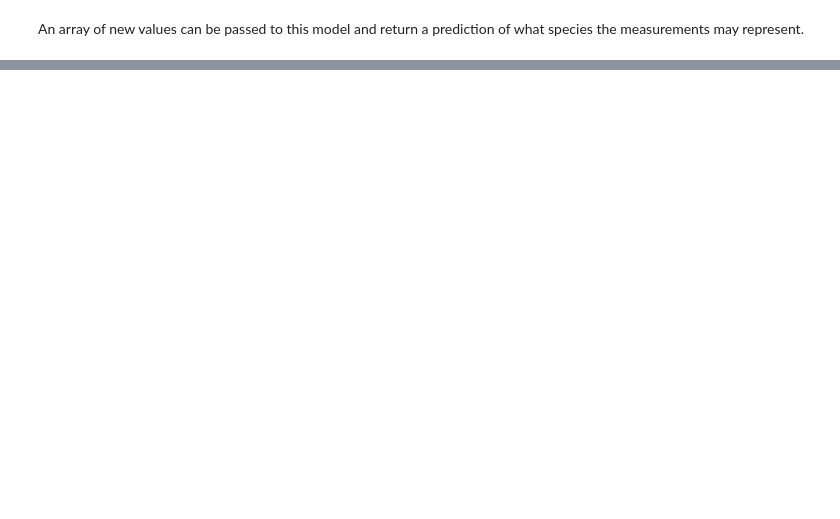
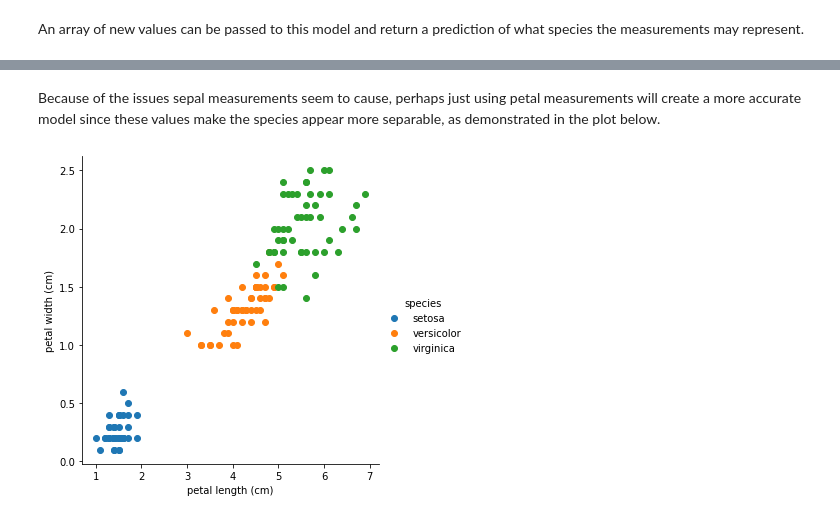
Before and after one commit to jennifer-ryan/machine-learning-tasks, a Jupyter notebook: Tasks.ipynb, the cells around one changed output, grey strips where cells are left out. Cells and saved outputs as stored; diff of their text form; code cells hidden in the pictures; blank space fills up the shorter version.

```diff
--- a/Tasks.ipynb
+++ b/Tasks.ipynb
@@ -720,0 +742,8 @@ array([0, 0, 2])
+# %% [markdown]
+Because of the issues sepal measurements seem to cause, perhaps just using petal measurements will create a more accurate model since these values make the species appear more separable, as demonstrated in the plot below.
+# %%
+# Closer look at scatter plots for petal measurements.
+sns.FacetGrid(iris_df, hue = 'species', height=5).map(plt.scatter, 'petal length (cm)', 'petal width (cm)').add_legend()
+plt.show()
+# %% [output]
+[figure, added]
```
Also changed, not shown: parts of 23 cells of this notebook.
